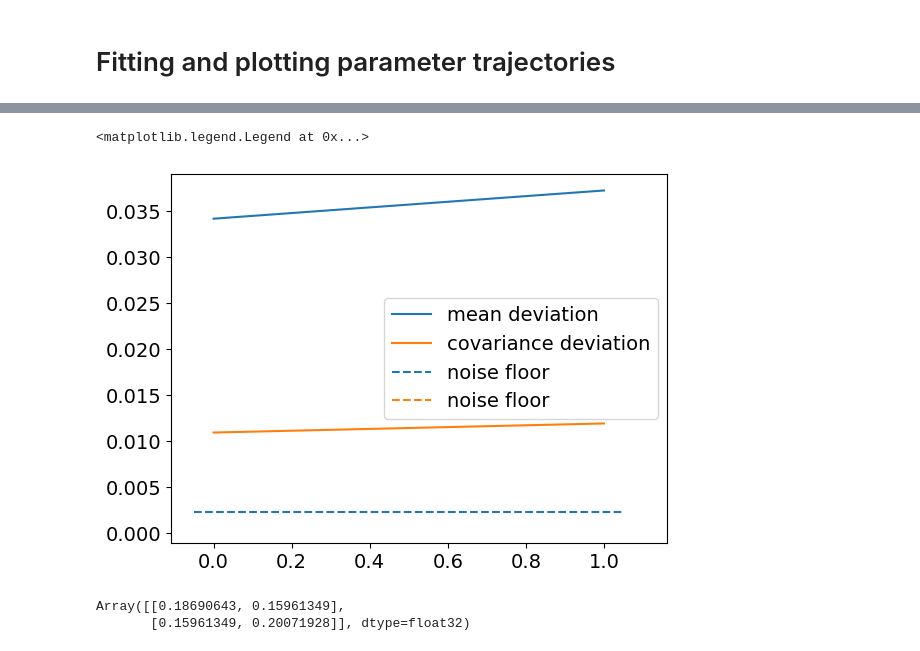
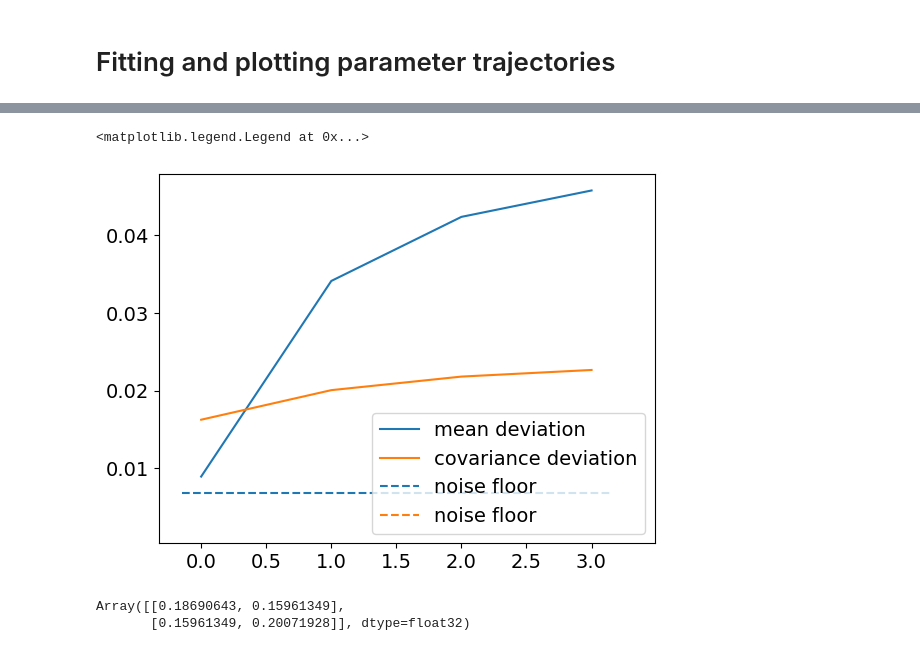
Before and after one commit to juancarlosfdc/noncanonical-olfaction, a Jupyter notebook: ising/synthetic_data.ipynb, the cells around one changed output, grey strips where cells are left out. Drawn from its saved outputs; the diff is of its cells as text; code cells hidden in the pictures.

```diff
--- a/ising/synthetic_data.ipynb
+++ b/ising/synthetic_data.ipynb
@@ -50,7 +50,9 @@ def create_J(key, h, J_scale):
     values, indices = jax.lax.top_k(h, len(h) // 3)
     mask = jnp.ix_(indices, indices)
     gamma_Js = J_scale * jax.random.gamma(key, 1, (len(values), len(values)))
-    return J.at[mask].set(gamma_Js) * (1 - jnp.eye(len(J)))
+    J =  J.at[mask].set(gamma_Js)* (1 - jnp.eye(len(J)))
+    J = (J + J.T) / 2
+    return J
 # %%
 key = jax.random.PRNGKey(1)
 N = 10
@@ -134,7 +135,7 @@ J_init = jnp.zeros(J.shape)
 # Fitting and plotting parameter trajectories
 # %%
 stages, iterations = 2, 10
-new_h, new_J, h_traj, J_traj = oim.optimize_ising_model(key, h, J_init, eta=1, h_eta=0, J_eta=1, k=100, stages=stages, iterations=iterations)
+new_h, new_J, h_traj, J_traj = oim.optimize_ising_model(key, h_init, J_init, eta=1, h_eta=0, J_eta=1, k=6, stages=stages, iterations=iterations)
 # %%
 def plot_h_trajectory(h_traj, true_h, number_trajectories=None):
     flat_h = jnp.reshape(h_traj, (h_traj.shape[0] * h_traj.shape[1], h_traj.shape[2]))
@@ -197,9 +189,9 @@ cbar.set_label("Color Scale")
 # %%
-fig, ax, m, c = oim.plot_deviation_timecourse(key, h_traj, J_traj, subsample=1)
+fig, ax, m, c = oim.plot_deviation_timecourse(key, h_traj, J_traj, subsample=5)
 ax.legend()
 # %% [output]
 <matplotlib.legend.Legend at 0x...>
-[figure, old version]
+[figure, new version]
 # %%
 oim.empirical_cov
 # %% [output]
```
Also changed, not shown: parts of 10 cells of this notebook, 1 other file.
